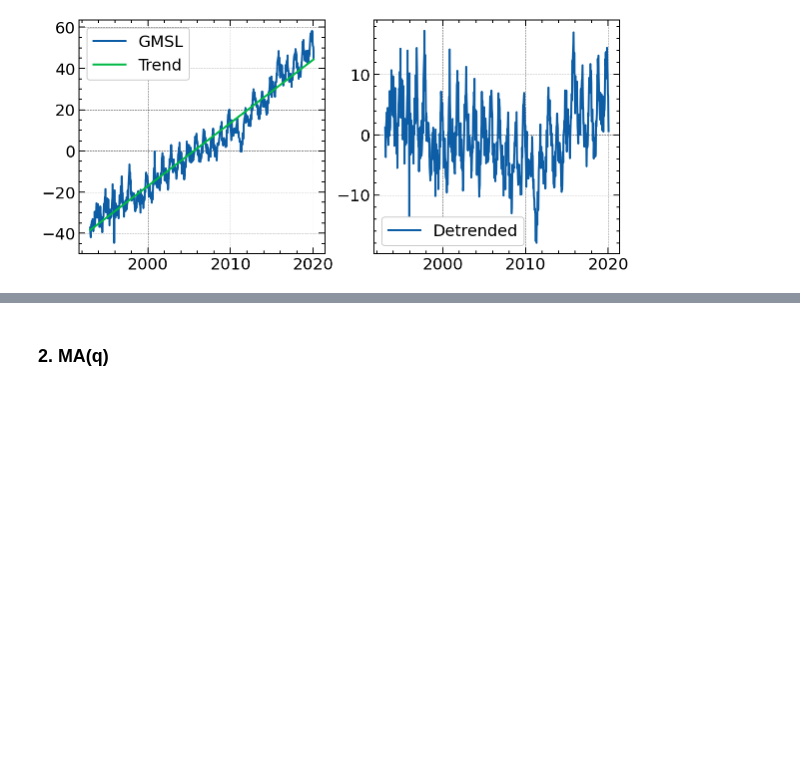
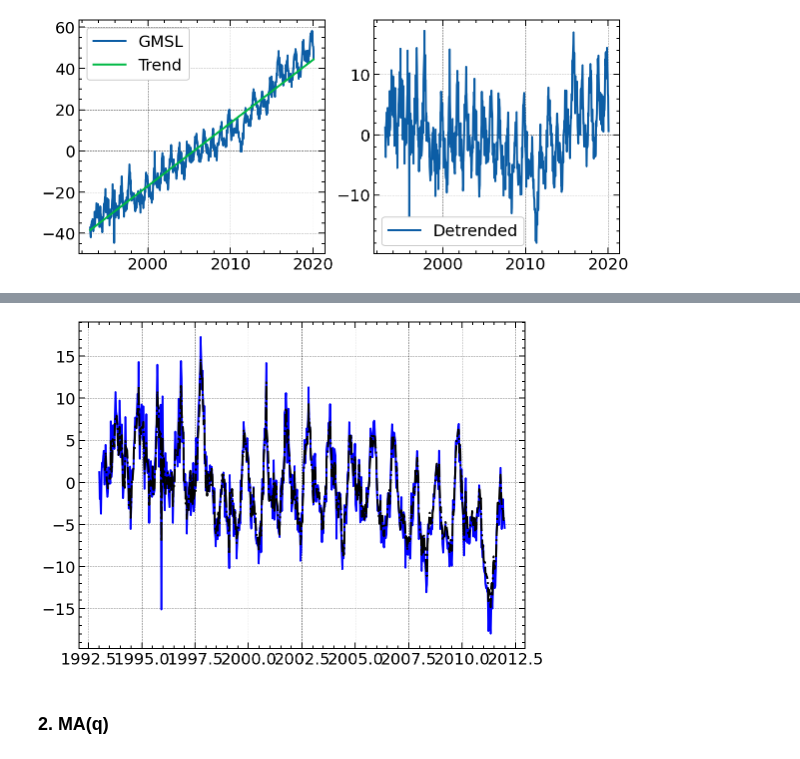
Before and after one commit to Sinbad-The-Sailor/Machine-Learning-Notebooks, a Jupyter notebook: time_series_anaylsis.ipynb, the cells around one changed output, grey strips where cells are left out. Drawn from its saved outputs; the diff is of its cells as text; code cells hidden in the pictures; blank space fills up the shorter version.

```diff
--- a/time_series_anaylsis.ipynb
+++ b/time_series_anaylsis.ipynb
@@ -74,0 +87,21 @@ plt.show()
+# %%
+def fit_ar_model(data: np.array, lag: int) -> np.array:
+    number_of_observations = len(data)
+    if lag > number_of_observations:
+        raise ValueError
+
+    # build Y matrix.
+    Y = data[lag:]
+
+    # build X matrix.
+    X = []
+    for i in range(lag):
+        X.append(data[lag-i-1:number_of_observations-i-1])
+    X = np.stack(X).T
+
+    print(X.shape)
+    print(Y.shape)
+
+    # solve normal equations.
+    phi = inv(X.T @ X) @ X.T @ Y
+    return phi
@@ -75,3 +116,9 @@ plt.show()
+# %%
+plt.plot(df.index[0:700], np.array(df_training), color="blue")
+plt.plot(df.index[10:700], check(toy, phi), alpha=1, ls="dashdot", color='black')
+plt.show()
+# %% [output]
+[figure, added]
 # %% [markdown]
 ### 2. MA(q)
 # %% [markdown]
```
Also changed, not shown: parts of 5 cells of this notebook.
